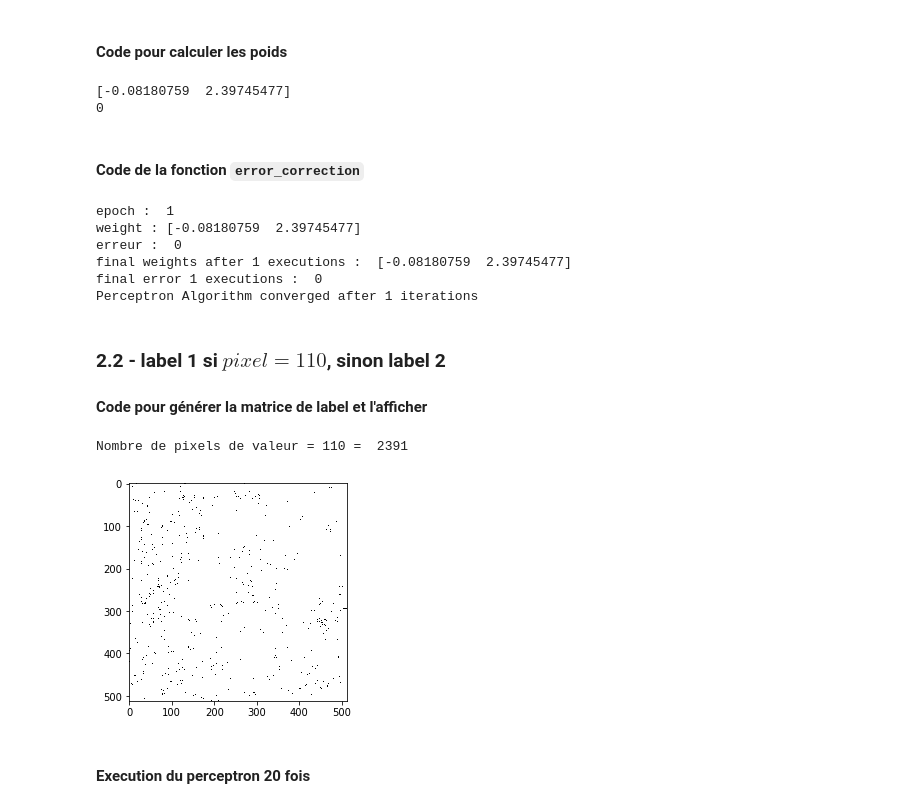
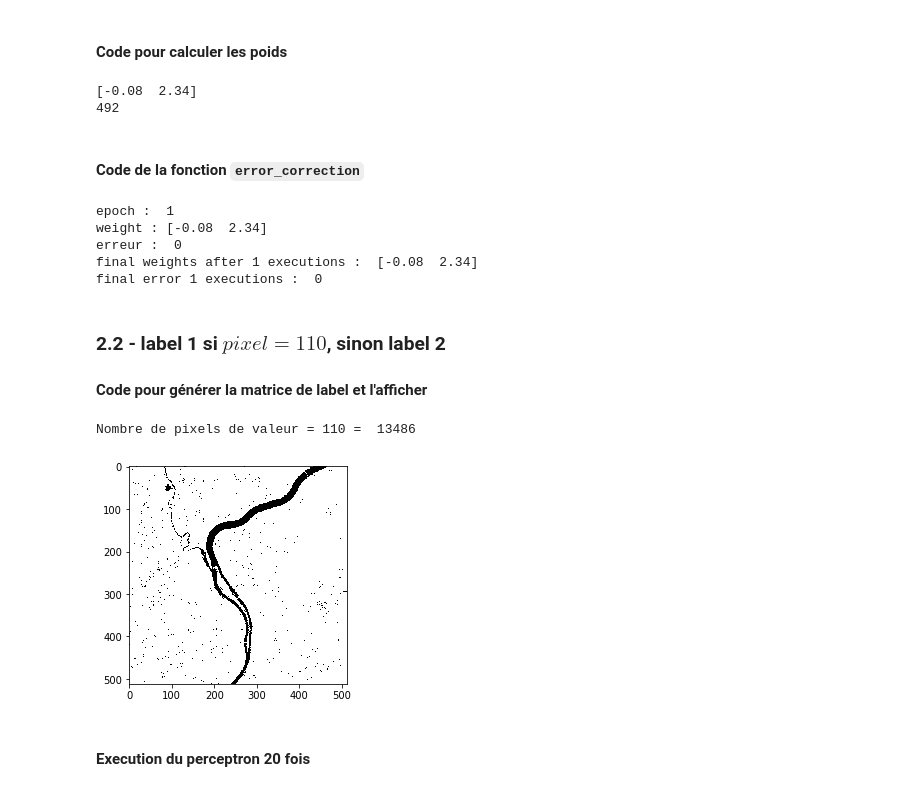
Before and after one commit to Maxtov/SI221, a Jupyter notebook: TP1/tp1_si221.ipynb, the cells around one changed output. Saved outputs shown, nothing was run; the diff lists cells and outputs as text; code cells hidden in the pictures.

```diff
--- a/TP1/tp1_si221.ipynb
+++ b/TP1/tp1_si221.ipynb
@@ -279,37 +237,37 @@ print(err)
 #### Code pour calculer les poids
 # %%
 def train_image(image,labels,eta,w):
-	nb_rows = len(image[0])
-	nb_cols = len(image[1])
-	for row in range(nb_rows):
-		for col in range(nb_cols):
-			prediction = predict_im((image[row][col],1),w)
-			if(prediction != labels[row][col]):
-				if(prediction==1):
-					w = w - eta * np.array([image[row][col],1])
-				else:
-					w = w + eta * np.array([image[row][col],1])
-	return w
+    nb_rows = len(image)
+    nb_cols = len(image[1])
+    errors=0
+    for row in range(nb_rows):
+        for col in range(nb_cols):
+            prediction = predict_im((image[row][col],1),w)
+            if(prediction != labels[row][col]):
+                errors += 1
+                if(prediction==1):
+                    w = w - eta * np.array([image[row][col],1])
+                else:
+                    w = w + eta * np.array([image[row][col],1])
+    return w,errors
 
 eta=0.01
-w = train_image(img[0],lab,eta,w)
-err = calcul_error_im(img[0],lab,w)
+w=np.zeros(2)
+w,err = train_image(img[0],lab,eta,w)
 print(w)
 print(err)
 # %% [output]
-[-0.08180759  2.39745477]
-0
+[-0.08  2.34]
+492
 # %% [markdown]
 #### Code de la fonction `error_correction`
 # %%
 def error_correction(image, labels, eta, weights, max_epoch):
-    erreur=-1
     epoch=0
-    while(erreur!=0):
-        erreurs = []
-        weights = train_image(image,labels,eta,weights)
-        erreurs.append(calcul_error_im(image,labels,weights))
-        erreur = np.sum(erreurs)
+    old_weights=np.random.rand(2)
+    while(np.allclose(weights,old_weights)==False):
+        old_weights = weights
+        weights,erreur = train_image(image,labels,eta,weights)
         epoch += 1
         print("epoch : ",epoch)
         print("weight :",weights)
@@ -322,40 +280,35 @@ w,err,epoch = error_correction(img[0],lab,eta,w,-1)
 
 print("final weights after "+str(epoch)+" executions : ",w)
 print("final error "+str(epoch)+" executions : ",err)
-if(err==0):
-    print("Perceptron Algorithm converged after "+str(epoch)+" iterations")
-else:
-    print("Perceptron Algorithm didn't converge after "+str(epoch)+" iterations")
 # %% [output]
 epoch :  1
-weight : [-0.08180759  2.39745477]
+weight : [-0.08  2.34]
 erreur :  0
-final weights after 1 executions :  [-0.08180759  2.39745477]
+final weights after 1 executions :  [-0.08  2.34]
 final error 1 executions :  0
-Perceptron Algorithm converged after 1 iterations
 # %% [markdown]
 ### 2.2 - label 1 si $pixel = 110$, sinon label 2
 #### Code pour générer la matrice de label et l'afficher
 # %%
 def evaluate_pixels2(image):
 	nb_rows = len(image[0])
 	nb_cols = len(image[0][0])
 	labels=np.zeros((nb_rows,nb_cols))
 	for row in range(nb_rows):
 		for col in range(nb_cols):
-			if(image[0][row][col] == 110):
+			if(image[0][row][col] == 110) | (image[0][row][col] < 30):
 				labels[row][col] = 1
 			else:
 				labels[row][col] = 2
 	return labels
 
 lab = evaluate_pixels2(img)
 print("Nombre de pixels de valeur = 110 = ",np.sum(lab==1))
 plt.imshow(lab)
 plt.show()
 # %% [output]
-Nombre de pixels de valeur = 110 =  2391
+Nombre de pixels de valeur = 110 =  13486
-[figure, old version]
+[figure, new version]
 # %% [markdown]
 #### Execution du perceptron 20 fois
 # %%
```
Also changed, not shown: parts of 11 cells of this notebook, 1 other file.
